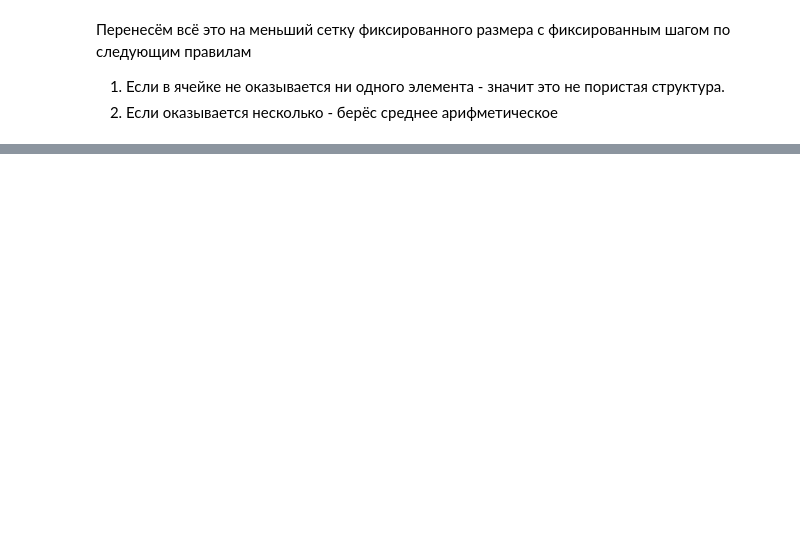
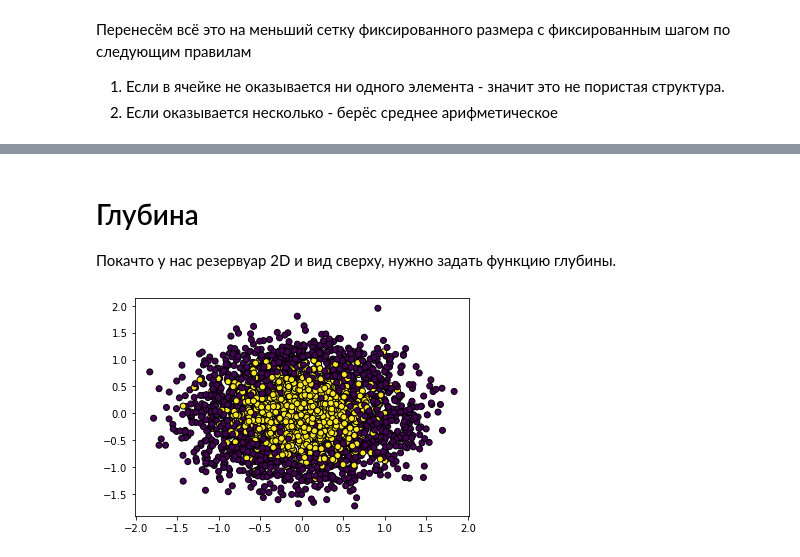
Before and after one commit to yamidovich/ReservoirModel, a Jupyter notebook: Model_descripton.ipynb, the cells around one changed output, grey strips where cells are left out. Drawn from its saved outputs; the diff is of its cells as text; code cells hidden in the pictures; blank space fills up the shorter version.

Commit message:
descr for depth, porosity,

```diff
--- a/Model_descripton.ipynb
+++ b/Model_descripton.ipynb
@@ -39,0 +41,9 @@ plt.show()
+# %% [markdown]
+# Глубина
+Покачто у нас резервуар 2D и вид сверху, нужно задать функцию глубины.
+# %%
+ds = matrixes.get_depth_scattered(n_samples=3000)
+plt.scatter(ds[0][:, 0],ds[0][:, 1], c=ds[1], edgecolors='k')
+plt.show()
+# %% [output]
+[figure, added]
```
Also changed, not shown: parts of 17 cells of this notebook.
